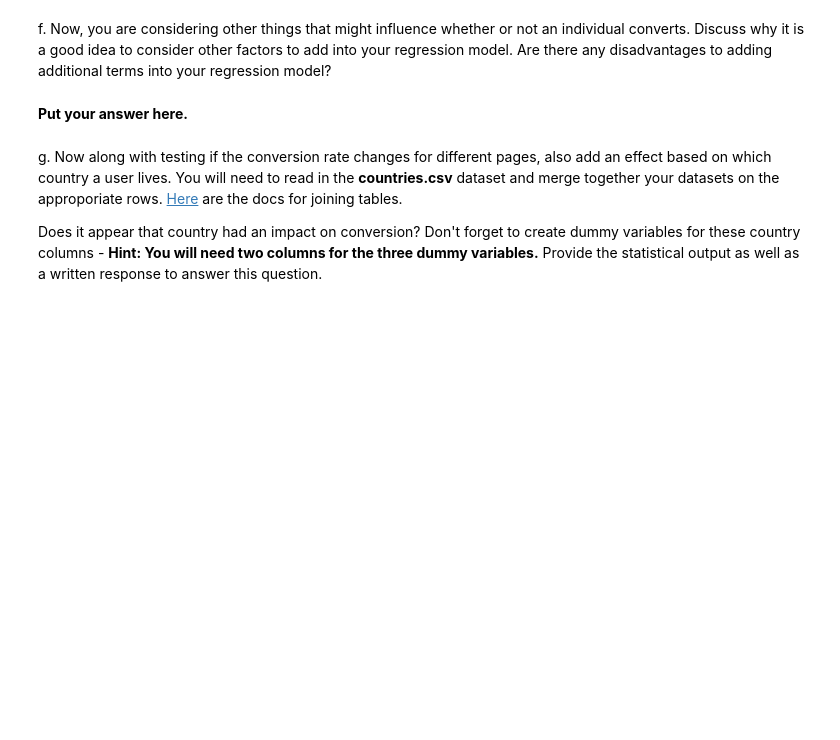
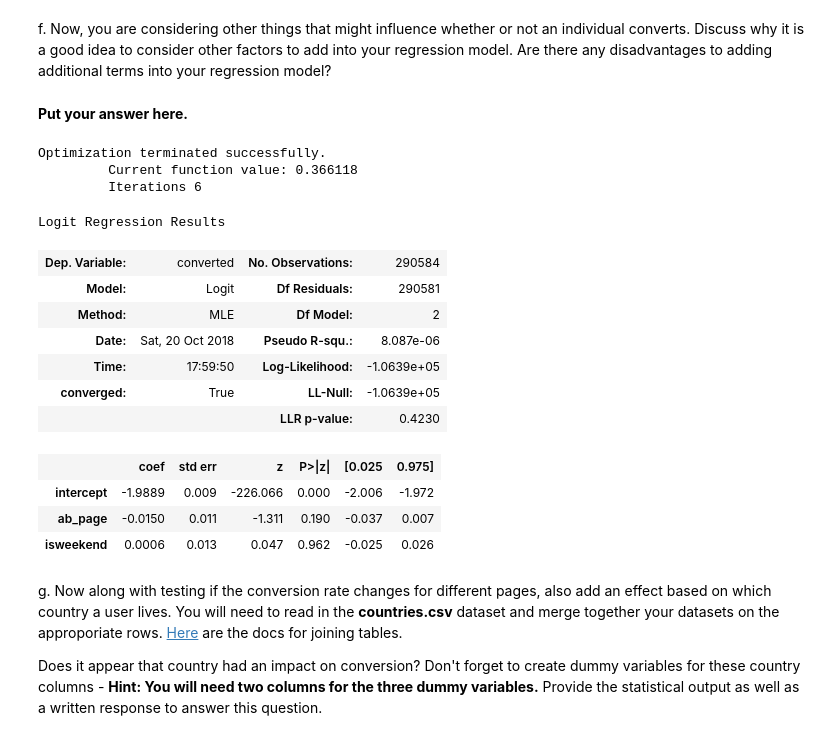
Before and after one commit to KMPrep/data_analyst_nano, a Jupyter notebook: playground/3/AnalyzeABTestResults 2/Analyze_ab_test_results_notebook.ipynb, the cells around one changed output. Saved outputs shown, nothing was run; the diff lists cells and outputs as text; code cells hidden in the pictures; blank space fills up the shorter version.

```diff
--- a/playground/3/AnalyzeABTestResults 2/Analyze_ab_test_results_notebook.ipynb
+++ b/playground/3/AnalyzeABTestResults 2/Analyze_ab_test_results_notebook.ipynb
@@ -437,3 +452,24 @@ f. Now, you are considering other things that might influence whether or not an
+# %%
+
+lm = sm.Logit(df2['converted'], df2[['intercept', 'ab_page', 'isweekend']])
+results = lm.fit()
+results.summary()
+# %% [output]
+Optimization terminated successfully.
+         Current function value: 0.366118
+         Iterations 6
+Logit Regression Results
+| Dep. Variable: | converted | No. Observations: | 290584 |
+| Model: | Logit | Df Residuals: | 290581 |
+| Method: | MLE | Df Model: | 2 |
+| Date: | Sat, 20 Oct 2018 | Pseudo R-squ.: | 8.087e-06 |
+| Time: | 17:59:50 | Log-Likelihood: | -1.0639e+05 |
+| converged: | True | LL-Null: | -1.0639e+05 |
+|  |  | LLR p-value: | 0.4230 |
+|  | coef | std err | z | P>|z| | [0.025 | 0.975] |
+| intercept | -1.9889 | 0.009 | -226.066 | 0.000 | -2.006 | -1.972 |
+| ab_page | -0.0150 | 0.011 | -1.311 | 0.190 | -0.037 | 0.007 |
+| isweekend | 0.0006 | 0.013 | 0.047 | 0.962 | -0.025 | 0.026 |
 # %% [markdown]
 g. Now along with testing if the conversion rate changes for different pages, also add an effect based on which country a user lives. You will need to read in the **countries.csv** dataset and merge together your datasets on the approporiate rows.  [Here](https://pandas.pydata.org/pandas-docs/stable/generated/pandas.DataFrame.join.html) are the docs for joining tables.
 
```
Also changed, not shown: parts of 26 cells of this notebook, 1 other file.
